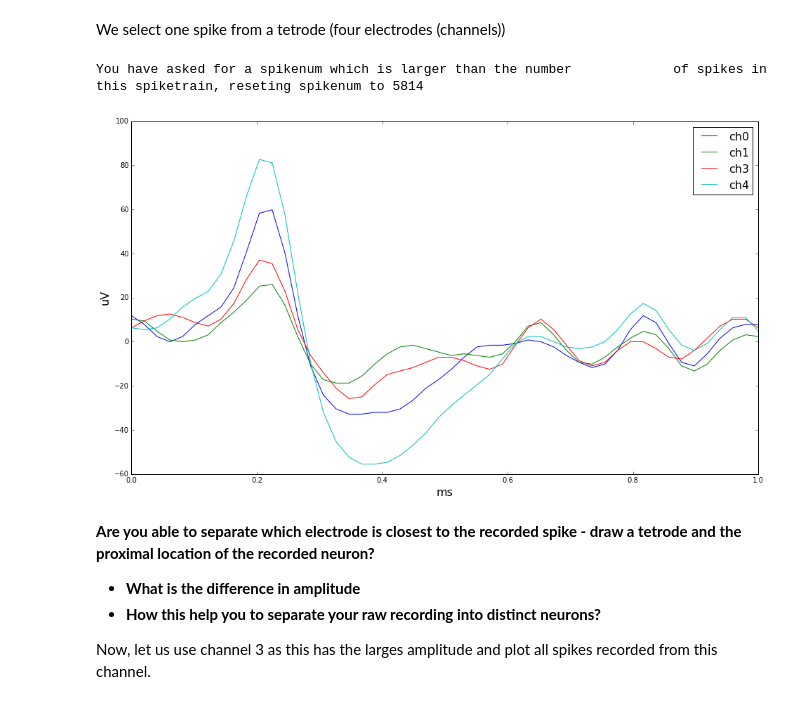
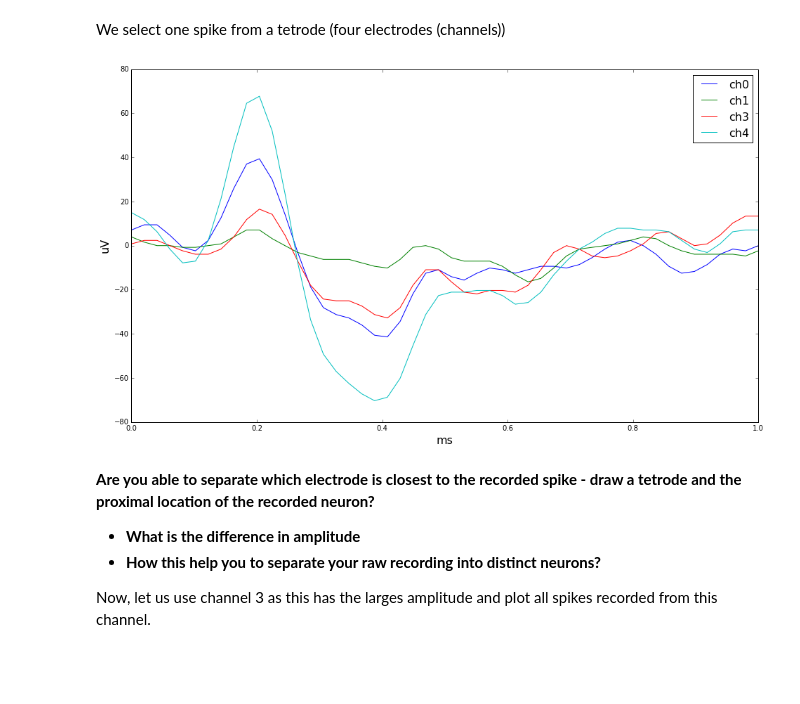
Before and after one commit to CINPLA/SummerSchool2015, a Jupyter notebook: MultiunitExcellAnalysis.ipynb, the cells around one changed output. Cells and saved outputs as stored; diff of their text form; code cells hidden in the pictures; blank space fills up the shorter version.

```diff
--- a/MultiunitExcellAnalysis.ipynb
+++ b/MultiunitExcellAnalysis.ipynb
@@ -45,11 +45,10 @@ data['1410']['unit'] = 'U1'
 We select one spike from a tetrode (four electrodes (channels))
 # %%
 plot_waveform(data['1313'],
-              spikenum=100000,
+              spikenum=0,
               channel=None)
 # %% [output]
-You have asked for a spikenum which is larger than the number             of spikes in this spiketrain, reseting spikenum to 5814
-[figure, old version]
+[figure, new version]
 # %% [markdown]
 **Are you able to separate which electrode is closest to the recorded spike - draw a tetrode and the proximal location of the recorded neuron?**
  * **What is the difference in amplitude**
```
Also changed, not shown: parts of 2 cells of this notebook.
